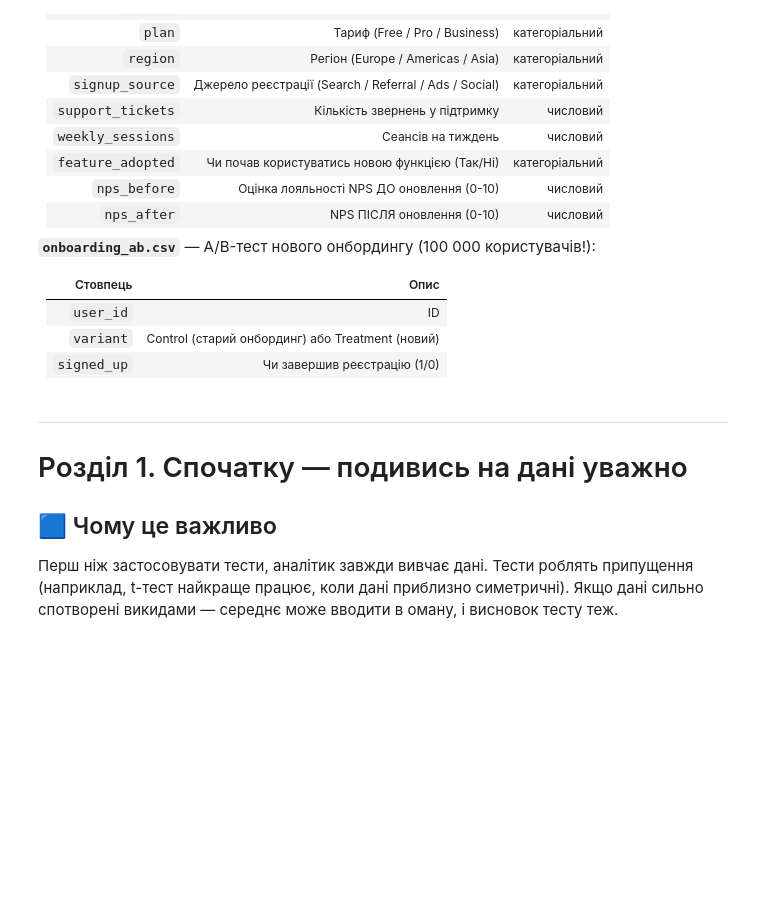
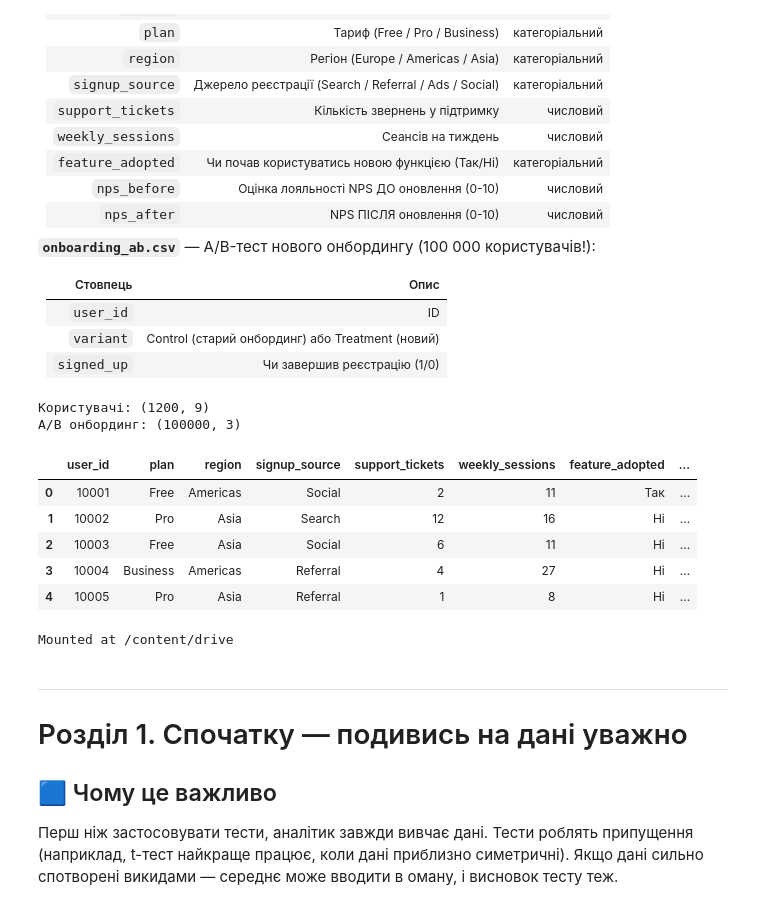
Before and after one commit to edik06031-rgb/DTA_2026, a Jupyter notebook: HW/practice_stat_tests_HARDER_19_06.ipynb, the cells around one changed output. Drawn from its saved outputs; the diff is of its cells as text; code cells hidden in the pictures; blank space fills up the shorter version.

```diff
--- a/HW/practice_stat_tests_HARDER_19_06.ipynb
+++ b/HW/practice_stat_tests_HARDER_19_06.ipynb
@@ -51,15 +51,29 @@
 # %%
 import pandas as pd
 import numpy as np
 from scipy import stats
 import matplotlib.pyplot as plt
 
-users = pd.read_csv("saas_users.csv")
-ab = pd.read_csv("onboarding_ab.csv")
+users = pd.read_csv("/content/drive/MyDrive/DataAnalitic/saas_users.csv")
+ab = pd.read_csv("/content/drive/MyDrive/DataAnalitic/onboarding_ab.csv")
 
 print("Користувачі:", users.shape)
 print("A/B онбординг:", ab.shape)
 users.head()
+# %% [output]
+Користувачі: (1200, 9)
+A/B онбординг: (100000, 3)
+|  | user_id | plan | region | signup_source | support_tickets | weekly_sessions | feature_adopted | ... |
+| 0 | 10001 | Free | Americas | Social | 2 | 11 | Так | ... |
+| 1 | 10002 | Pro | Asia | Search | 12 | 16 | Ні | ... |
+| 2 | 10003 | Free | Asia | Social | 6 | 11 | Ні | ... |
+| 3 | 10004 | Business | Americas | Referral | 4 | 27 | Ні | ... |
+| 4 | 10005 | Pro | Asia | Referral | 1 | 8 | Ні | ... |
+# %%
+from google.colab import drive
+drive.mount('/content/drive')
+# %% [output]
+Mounted at /content/drive
 # %% [markdown]
 ---
 # Розділ 1. Спочатку — подивись на дані уважно
```
Also changed, not shown: parts of 30 cells of this notebook.
